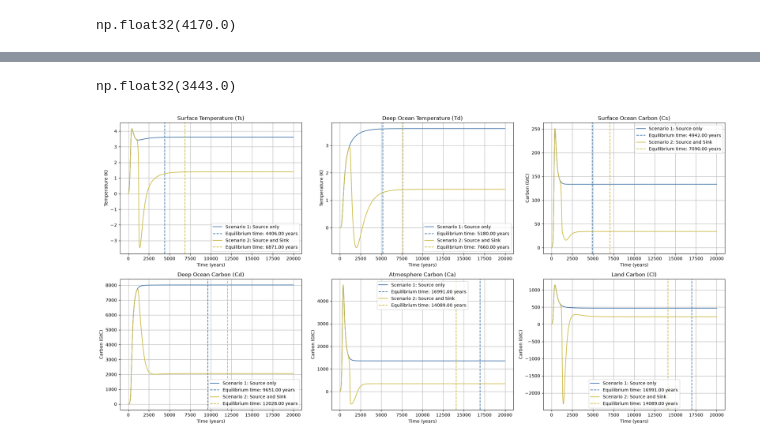
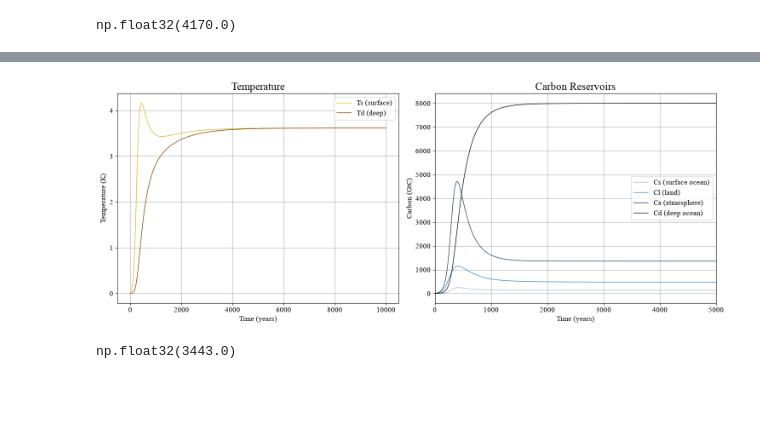
Before and after one commit to tillmrtz/intro-esm, a Jupyter notebook: notebooks/forcing_vs_time.ipynb, the cells around one changed output, grey strips where cells are left out. Saved outputs shown, nothing was run; the diff lists cells and outputs as text; code cells hidden in the pictures; blank space fills up the shorter version.

```diff
--- a/notebooks/forcing_vs_time.ipynb
+++ b/notebooks/forcing_vs_time.ipynb
@@ -274,3 +318,39 @@ ax.legend()
+# %%
+with plt.style.context(plotting_style):
+    fig, axs = plt.subplots(1, 2, figsize=(15, 6))
+
+    sol_t = np.asarray(sol_box_source.t, dtype=FLOAT32)
+    sol_y = np.asarray(sol_box_source.y, dtype=FLOAT32)
+
+    #  color scheme: different colors for each variable (scenario 2 only)
+    temp_colors = ["#D3BE1B", "#7A4006"]                # Ts, Td
+    carbon_colors = [ "#A6C1D3", "#3A87BD", "#1A4761","#030F17"]  # expanded palette for carbon reservoirs
+
+    # Temperature subplot
+    axs[0].plot(sol_t, sol_y[0], label='Ts (surface)', color=temp_colors[0])
+    axs[0].plot(sol_t, sol_y[1], label='Td (deep)', color=temp_colors[1])
+    axs[0].set_title('Temperature')
+    axs[0].set_xlabel('Time (years)')
+    axs[0].set_ylabel('Temperature (K)')
+    axs[0].grid()
+    axs[0].legend()
+
+    # Carbon subplot
+    axs[1].plot(sol_t, sol_y[2], label='Cs (surface ocean)', color=carbon_colors[0], alpha = 1)
+    axs[1].plot(sol_t, sol_y[5], label='Cl (land)', color=carbon_colors[1], alpha = 1.0)
+    axs[1].plot(sol_t, sol_y[4], label='Ca (atmosphere)', color=carbon_colors[2], alpha = 1)
+    axs[1].plot(sol_t, sol_y[3], label='Cd (deep ocean)', color=carbon_colors[3], alpha = 1)
+    axs[1].set_title('Carbon Reservoirs')
+    axs[1].set_xlabel('Time (years)')
+    axs[1].set_ylabel('Carbon (GtC)')
+    axs[1].grid()
+    axs[1].legend()
+    axs[1].set_xlim([0, 5000])  # Set x-axis limit to focus on the first 8000 years
+
+    plt.tight_layout()
+    plt.show()
+# %% [output]
+[figure, added]
 # %%
 def box_rhs(t, y, scenario=1):
     """
@@ -410,40 +490,3 @@ find_equilibrium_time(t, grad_s1[2], tolerance=FLOAT32(1e-3))
 find_equilibrium_time(t, grad_s2[2], tolerance=FLOAT32(1e-3))
 # %% [output]
 np.float32(3443.0)
-# %%
-fig, axs = plt.subplots(2, 3, figsize=(20, 10))
-axs = axs.flatten()
-
-titles = [
-    'Surface Temperature (Ts)', 'Deep Ocean Temperature (Td)',
-    'Surface Ocean Carbon (Cs)', 'Deep Ocean Carbon (Cd)',
-    'Atmosphere Carbon (Ca)', 'Land Carbon (Cl)'
-]
-ylabels = ['Temperature (K)', 'Temperature (K)', 'Carbon (GtC)', 'Carbon (GtC)', 'Carbon (GtC)', 'Carbon (GtC)']
-
-time32 = np.asarray(t, dtype=FLOAT32)
-
-for sol, grad, color, label in [
-    (sol_box_source, grad_s1, '#4477AA',  'Scenario 1: Source only'),
-    (sol_box_source_sink, grad_s2, '#CCBB44', 'Scenario 2: Source and Sink')
-    ]:
-    sol_t = np.asarray(sol.t, dtype=FLOAT32)
-    sol_y = np.asarray(sol.y, dtype=FLOAT32)
-    for i in range(sol_y.shape[0]):
-        axs[i].plot(sol_t, sol_y[i], label=label, color=color)
-        final_value = np.cumsum(np.asarray(grad[i], dtype=FLOAT32), dtype=FLOAT32)[-1]  # Get the final value of the cumulative sum
-        equlibrium_time = find_equilibrium_time(sol_t, grad[i], tolerance=FLOAT32(FLOAT32(1e-5)))  # Adjust tolerance based on final value
-        if equlibrium_time is not None:
-            axs[i].axvline(x=equlibrium_time, color=color, linestyle='--', label=f'Equilibrium time: {equlibrium_time:.2f} years')
-
-for i, ax in enumerate(axs):
-    ax.set_xlabel('Time (years)')
-    ax.set_ylabel(ylabels[i])
-    ax.set_title(titles[i])
-    ax.grid()
-    ax.legend()
-
-plt.tight_layout()
-plt.show()
-# %% [output]
-[figure, removed]
```
Also changed, not shown: parts of 17 cells of this notebook, 1 other file.
